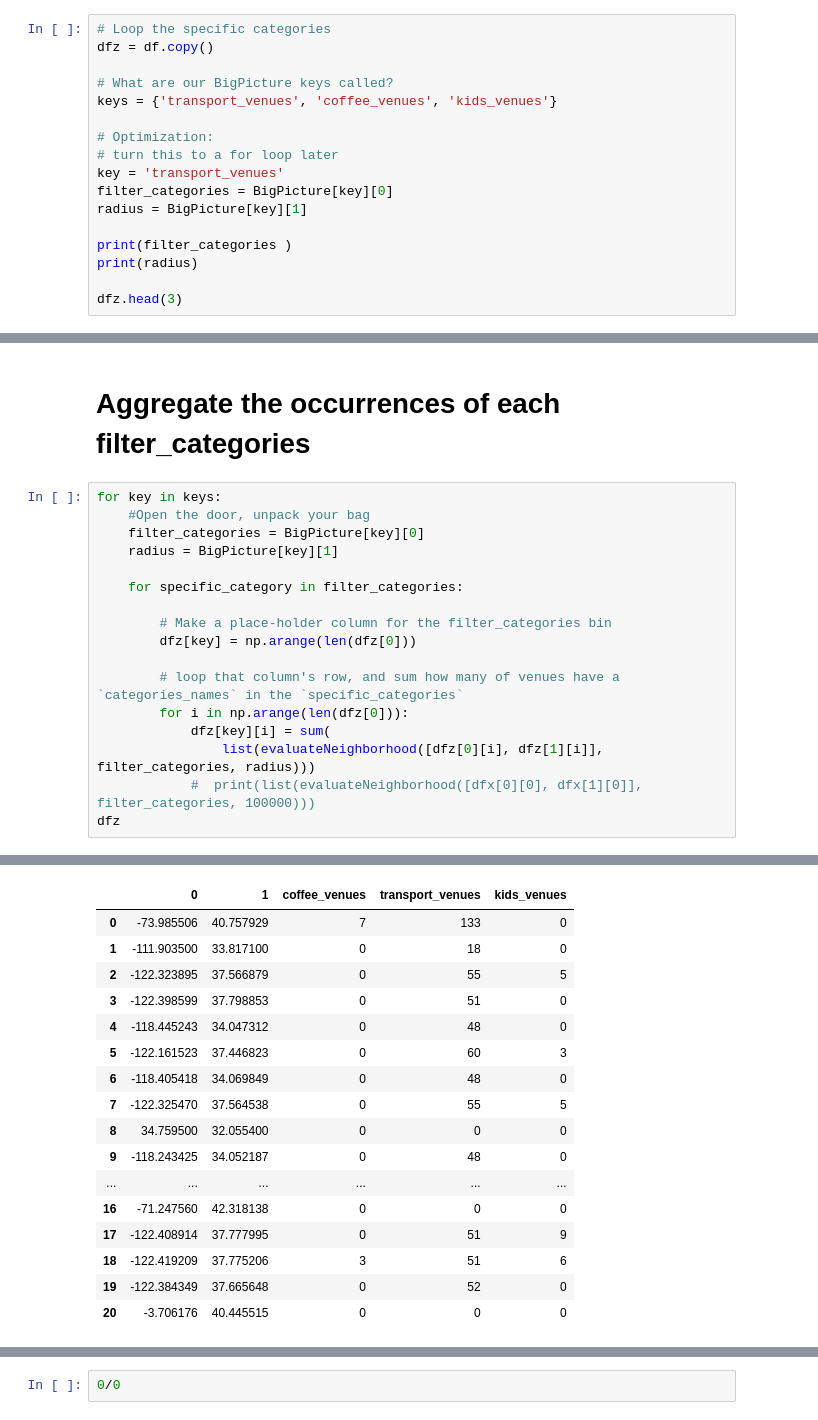
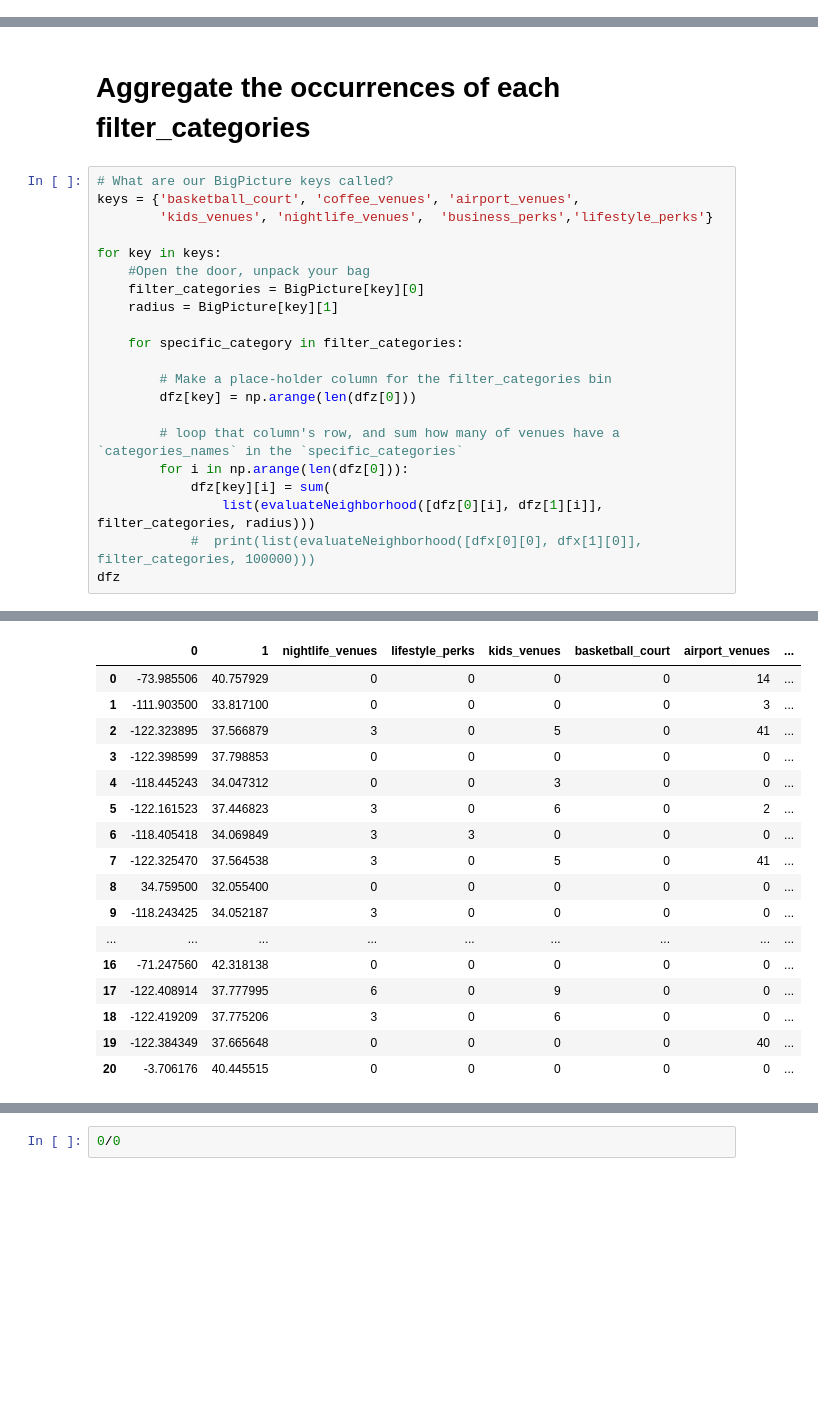
Before and after one commit to rihp/geodata, a Jupyter notebook: MongoDB_GeoQueries.ipynb, the cells around one changed output, grey strips where cells are left out. Cells and saved outputs as stored; diff of their text form; blank space fills up the shorter version.

```diff
--- a/MongoDB_GeoQueries.ipynb
+++ b/MongoDB_GeoQueries.ipynb
@@ -236,18 +256 @@ BigPicture = {'coffee_venues':    (['Coffee Shop', 'Café'],  500),
              }
-# %%
-# Loop the specific categories
-dfz = df.copy()
-
-# What are our BigPicture keys called?
-keys = {'transport_venues', 'coffee_venues', 'kids_venues'}
-
-# Optimization:
-# turn this to a for loop later
-key = 'transport_venues'
-filter_categories = BigPicture[key][0]
-radius = BigPicture[key][1]
-
-print(filter_categories )
-print(radius)
-
-dfz.head(3)
@@ -261,40 +260,44 @@ dfz.head(3)
 # %% [markdown]
 # Aggregate the occurrences of each filter_categories
 # %%
+# What are our BigPicture keys called?
+keys = {'basketball_court', 'coffee_venues', 'airport_venues',
+        'kids_venues', 'nightlife_venues',  'business_perks','lifestyle_perks'}
+
 for key in keys:
     #Open the door, unpack your bag
     filter_categories = BigPicture[key][0]
     radius = BigPicture[key][1]
 
     for specific_category in filter_categories:
 
         # Make a place-holder column for the filter_categories bin
         dfz[key] = np.arange(len(dfz[0]))
 
         # loop that column's row, and sum how many of venues have a `categories_names` in the `specific_categories`
         for i in np.arange(len(dfz[0])):
             dfz[key][i] = sum(
                 list(evaluateNeighborhood([dfz[0][i], dfz[1][i]], filter_categories, radius)))
             #  print(list(evaluateNeighborhood([dfx[0][0], dfx[1][0]], filter_categories, 100000)))
 dfz
 # %% [output]
 A value is trying to be set on a copy of a slice from a DataFrame
 
 See the caveats in the documentation: https://pandas.pydata.org/pandas-docs/stable/user_guide/indexing.html#returning-a-view-versus-a-copy
-|  | 0 | 1 | coffee_venues | transport_venues | kids_venues |
-| 0 | -73.985506 | 40.757929 | 7 | 133 | 0 |
-| 1 | -111.903500 | 33.817100 | 0 | 18 | 0 |
-| 2 | -122.323895 | 37.566879 | 0 | 55 | 5 |
-| 3 | -122.398599 | 37.798853 | 0 | 51 | 0 |
-| 4 | -118.445243 | 34.047312 | 0 | 48 | 0 |
-| 5 | -122.161523 | 37.446823 | 0 | 60 | 3 |
-| 6 | -118.405418 | 34.069849 | 0 | 48 | 0 |
-| 7 | -122.325470 | 37.564538 | 0 | 55 | 5 |
-| 8 | 34.759500 | 32.055400 | 0 | 0 | 0 |
-| 9 | -118.243425 | 34.052187 | 0 | 48 | 0 |
-| ... | ... | ... | ... | ... | ... |
-| 16 | -71.247560 | 42.318138 | 0 | 0 | 0 |
-| 17 | -122.408914 | 37.777995 | 0 | 51 | 9 |
-| 18 | -122.419209 | 37.775206 | 3 | 51 | 6 |
-| 19 | -122.384349 | 37.665648 | 0 | 52 | 0 |
-| 20 | -3.706176 | 40.445515 | 0 | 0 | 0 |
+|  | 0 | 1 | nightlife_venues | lifestyle_perks | kids_venues | basketball_court | airport_venues | ... |
+| 0 | -73.985506 | 40.757929 | 0 | 0 | 0 | 0 | 14 | ... |
+| 1 | -111.903500 | 33.817100 | 0 | 0 | 0 | 0 | 3 | ... |
+| 2 | -122.323895 | 37.566879 | 3 | 0 | 5 | 0 | 41 | ... |
+| 3 | -122.398599 | 37.798853 | 0 | 0 | 0 | 0 | 0 | ... |
+| 4 | -118.445243 | 34.047312 | 0 | 0 | 3 | 0 | 0 | ... |
+| 5 | -122.161523 | 37.446823 | 3 | 0 | 6 | 0 | 2 | ... |
+| 6 | -118.405418 | 34.069849 | 3 | 3 | 0 | 0 | 0 | ... |
+| 7 | -122.325470 | 37.564538 | 3 | 0 | 5 | 0 | 41 | ... |
+| 8 | 34.759500 | 32.055400 | 0 | 0 | 0 | 0 | 0 | ... |
+| 9 | -118.243425 | 34.052187 | 3 | 0 | 0 | 0 | 0 | ... |
+| ... | ... | ... | ... | ... | ... | ... | ... | ... |
+| 16 | -71.247560 | 42.318138 | 0 | 0 | 0 | 0 | 0 | ... |
+| 17 | -122.408914 | 37.777995 | 6 | 0 | 9 | 0 | 0 | ... |
+| 18 | -122.419209 | 37.775206 | 3 | 0 | 6 | 0 | 0 | ... |
+| 19 | -122.384349 | 37.665648 | 0 | 0 | 0 | 0 | 40 | ... |
+| 20 | -3.706176 | 40.445515 | 0 | 0 | 0 | 0 | 0 | ... |
```
Also changed, not shown: parts of 13 cells of this notebook.
